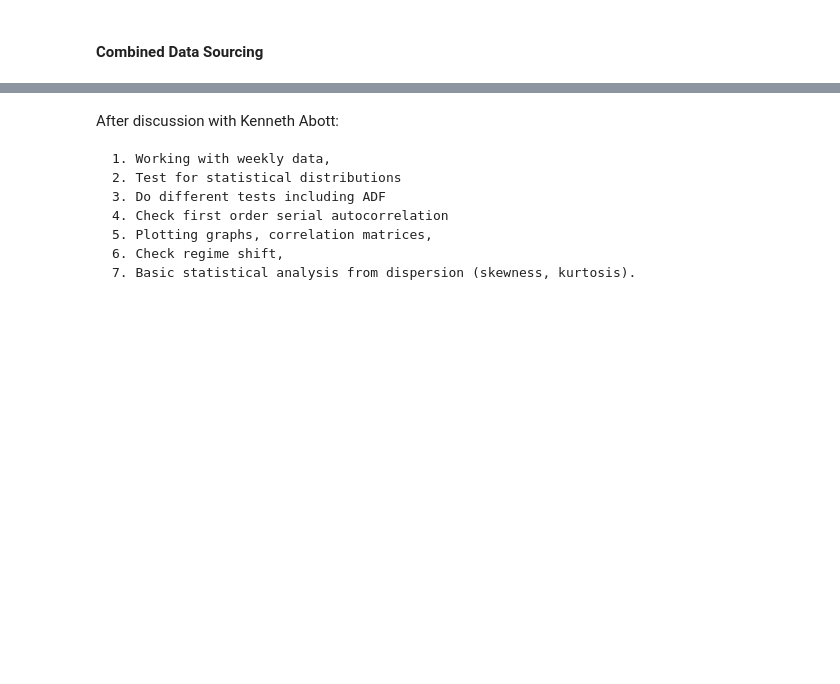
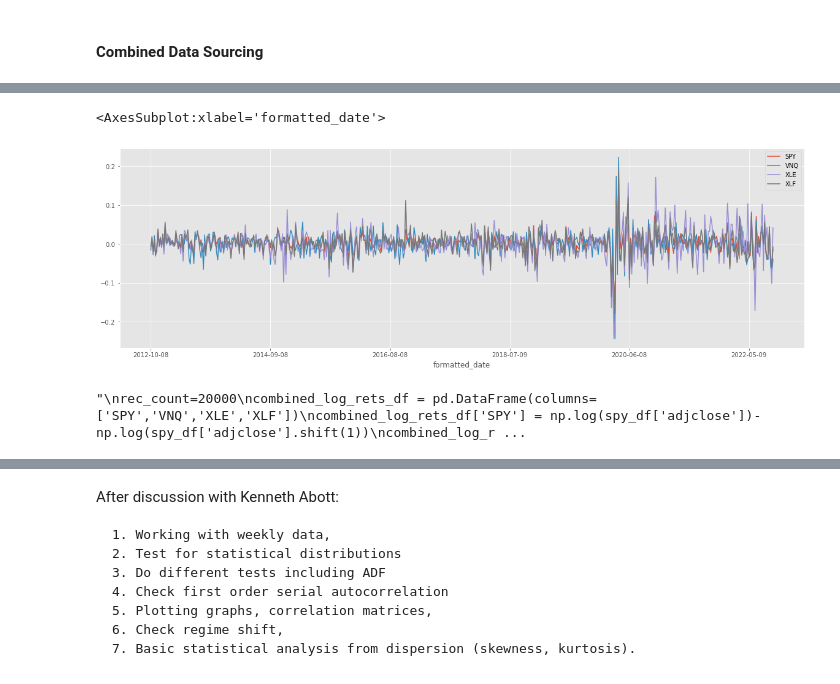
Before and after one commit to krishxx/wqumscfin, a Jupyter notebook: src/MScFE_Capstone.ipynb, the cells around one changed output, grey strips where cells are left out. Saved outputs shown, nothing was run; the diff lists cells and outputs as text; code cells hidden in the pictures; blank space fills up the shorter version.

```diff
--- a/src/MScFE_Capstone.ipynb
+++ b/src/MScFE_Capstone.ipynb
@@ -504,0 +521,7 @@ TypeError: 'module' object is not subscriptable
+# %%
+combined_rets_df = pd.DataFrame(columns=['SPY','VNQ','XLE','XLF'])
+combined_rets_df['SPY'] = spy_df['adjclose'].pct_change()
+combined_rets_df['VNQ'] = vnq_df['adjclose'].pct_change()
+combined_rets_df['XLE'] = xle_df['adjclose'].pct_change()
+combined_rets_df['XLF'] = xlf_df['adjclose'].pct_change()
+combined_rets_df.head()
@@ -504,0 +536,21 @@ TypeError: 'module' object is not subscriptable
+# %%
+combined_rets_df.plot(kind='line', figsize=(20,6))
+# %% [output]
+<AxesSubplot:xlabel='formatted_date'>
+[figure, added]
+# %%
+'''
+rec_count=20000
+combined_log_rets_df = pd.DataFrame(columns=['SPY','VNQ','XLE','XLF'])
+combined_log_rets_df['SPY'] = np.log(spy_df['adjclose'])-np.log(spy_df['adjclose'].shift(1))
+combined_log_rets_df['VNQ'] = np.log(vnq_df['adjclose'])-np.log(vnq_df['adjclose'].shift(1))
+combined_log_rets_df['XLE'] = np.log(xle_df['adjclose'])-np.log(xle_df['adjclose'].shift(1))
+combined_log_rets_df['XLF'] = np.log(xlf_df['adjclose'])-np.log(xlf_df['adjclose'].shift(1))
+combined_log_rets_df.head()
+spy_df['log_ret'] = np.log(spy_df['adjclose'])-np.log(spy_df['adjclose'].shift(1))
+spy_df.dropna(inplace = True)
+spy_df=spy_df[-rec_count:]
+stock_returns = spy_df.log_ret
+'''
+# %% [output]
+"\nrec_count=20000\ncombined_log_rets_df = pd.DataFrame(columns=['SPY','VNQ','XLE','XLF'])\ncombined_log_rets_df['SPY'] = np.log(spy_df['adjclose'])-np.log(spy_df['adjclose'].shift(1))\ncombined_log_r ...
```
Also changed, not shown: parts of 22 cells of this notebook.
